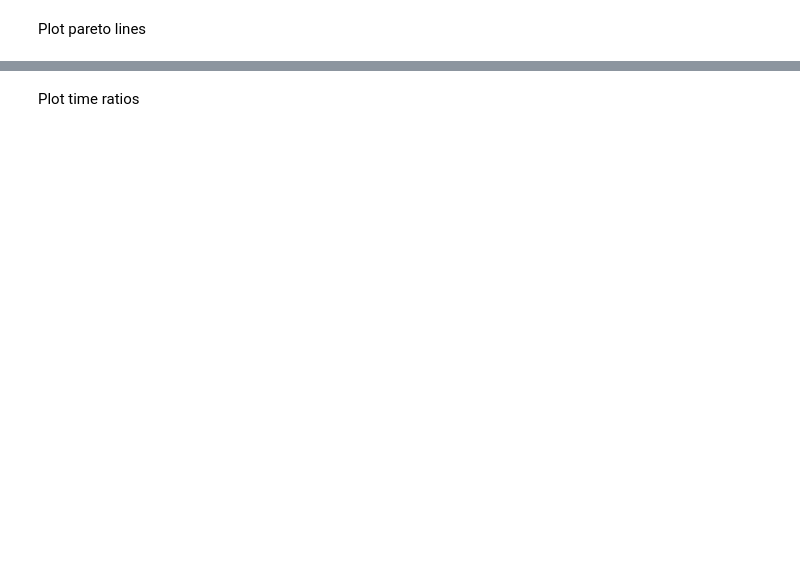
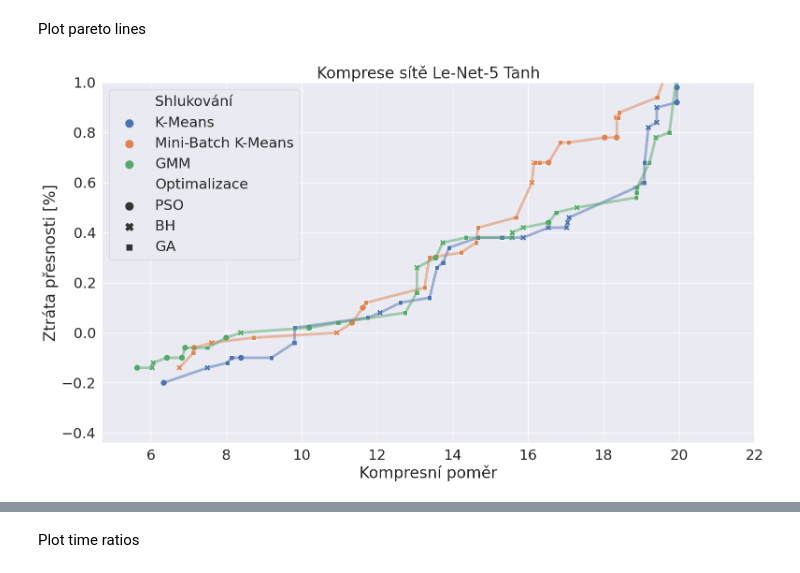
Before and after one commit to xcoupe01/nn_weight_share_optimization, a Jupyter notebook: notebooks/lenet_compression/result_study/compression_times.ipynb, the cells around one changed output, grey strips where cells are left out. Saved outputs shown, nothing was run; the diff lists cells and outputs as text; code cells hidden in the pictures; blank space fills up the shorter version.

```diff
--- a/notebooks/lenet_compression/result_study/compression_times.ipynb
+++ b/notebooks/lenet_compression/result_study/compression_times.ipynb
@@ -90,32 +92,37 @@ Plot pareto lines
 # %%
 pareto_data = {
     'accuracy': [],
     'accuracy_loss': [],
     'compression': [],
     'type': [],
     'tar_type': [],
     'repr': []
 }
 
 pareto_data = pd.DataFrame(pareto_data)
 
 for prec_type in ['K-Means', 'Mini-Batch K-Means', 'GMM']:
     pareto_data = pareto_data.append(pareto_from_df(data_complete[data_complete['tar_type'] == prec_type]), ignore_index=True)
 
+pareto_data.to_csv(f'lenet_clust_pareto_{NET_TYPE}.csv')
+
 pareto_data = pareto_data.rename(columns={"type": "Optimalizace", "tar_type": "Shlukování"})
 
 sns.set(rc={'figure.figsize': (18, 10)}, font_scale=2)
 plt.rc('font', size=25)
 #sns.lmplot(data=pareto_data, x='compression', y='accuracy_loss', hue='tar_type', order=2, size=7, aspect=1.6)
-sns.lineplot(data=pareto_data, x='compression', y='accuracy_loss', hue='Shlukování', alpha=0.5, legend=False)
-sns.scatterplot(data=pareto_data, x='compression', y='accuracy_loss', style='Optimalizace', hue='Shlukování')
-plt.ylabel('Ztráta Přesnosti [%]')
+sns.lineplot(data=pareto_data, x='compression', y='accuracy_loss', hue='Shlukování', alpha=0.5, legend=False, linewidth=4)
+sns.scatterplot(data=pareto_data, x='compression', y='accuracy_loss', style='Optimalizace', hue='Shlukování', s=100)
+plt.ylabel('Ztráta přesnosti [%]')
 plt.xlabel('Kompresní poměr')
 plt.ylim(top=1)
 plt.xlim(right=14 if NET_TYPE == 'relu' else 22)
 plt.title(f'Komprese sítě Le-Net-5 { "ReLu" if NET_TYPE == "relu" else "Tanh"}')
+plt.legend(markerscale=2)
 
-os.makedirs(os.path.join(PATH_PREFIX, 'results/graphs/times'), exist_ok=True)
-plt.savefig(os.path.join(PATH_PREFIX, 'results/graphs/times', f'lineplot_clust_algs_lenet_{NET_TYPE}.pdf'))
+os.makedirs(os.path.join(PATH_PREFIX, 'results/graphs/lenet/times'), exist_ok=True)
+plt.savefig(os.path.join(PATH_PREFIX, 'results/graphs/lenet/times', f'lineplot_clust_algs_lenet_{NET_TYPE}.pdf'))
+# %% [output]
+[figure, added]
 # %%
 data_complete
```
Also changed, not shown: parts of 6 cells of this notebook, 40 other files.
